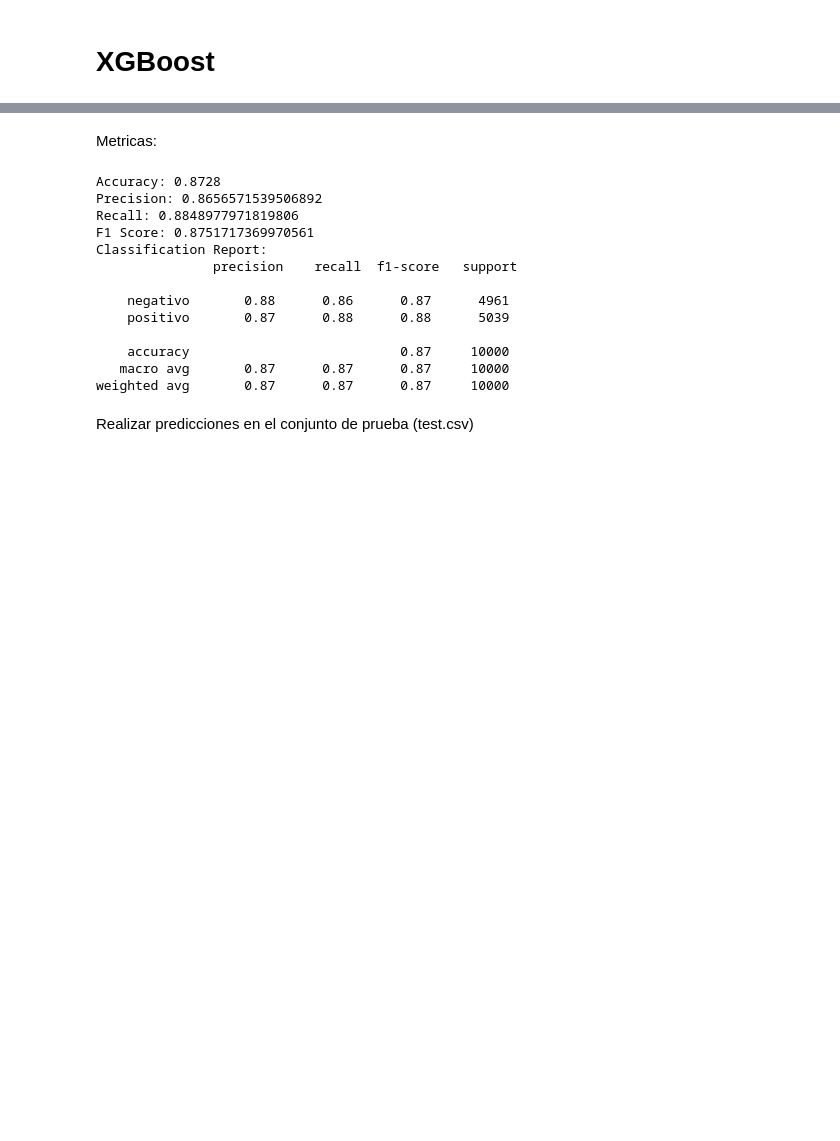
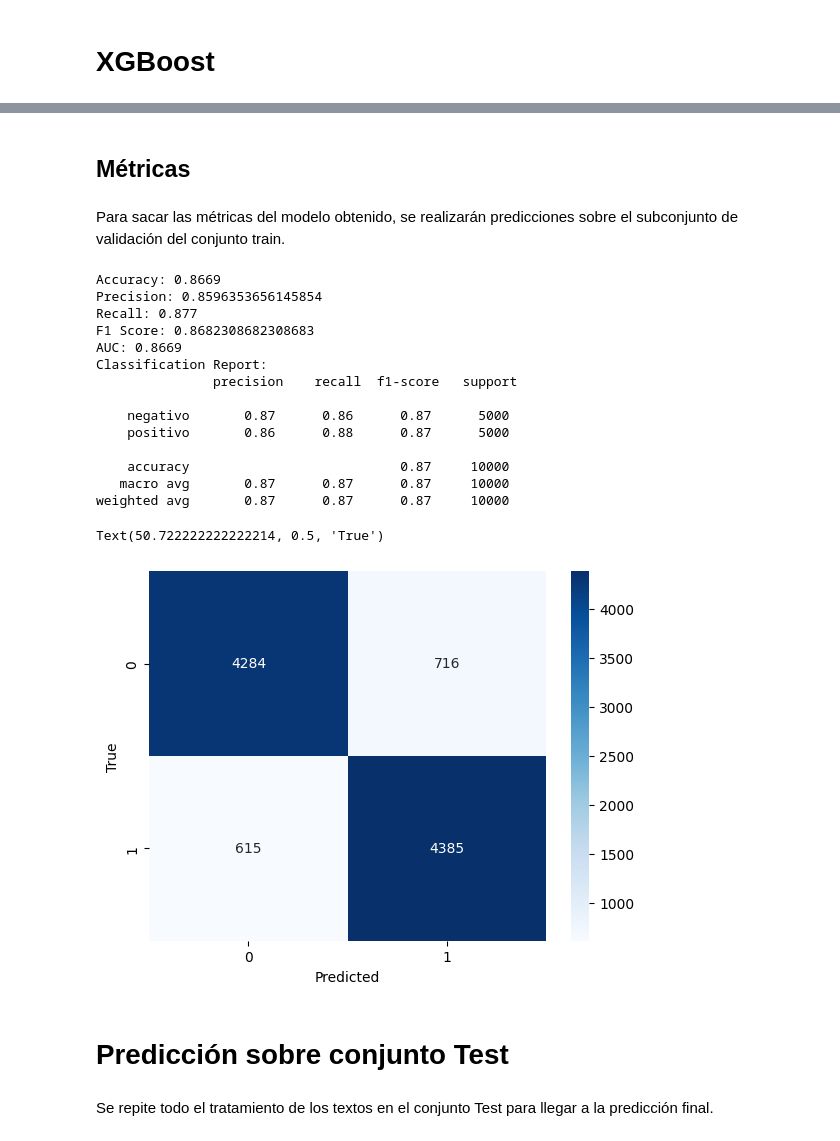
Before and after one commit to hmaldonado12/7506R-1C2024-GRUPO6, a Jupyter notebook: tp2/TP2_XGBoost.ipynb, the cells around one changed output, grey strips where cells are left out. Saved outputs shown, nothing was run; the diff lists cells and outputs as text; code cells hidden in the pictures; blank space fills up the shorter version.

```diff
--- a/tp2/TP2_XGBoost.ipynb
+++ b/tp2/TP2_XGBoost.ipynb
@@ -216,9 +229,13 @@ Evaluación del modelo:
+# %% [markdown]
+## Métricas
+# %% [markdown]
+Para sacar las métricas del modelo obtenido, se realizarán predicciones sobre el subconjunto de validación del conjunto train.
 # %%
-y_pred = model.predict(dval)
+# Realizo la predicción y fijo un umbral de 0.5 para clasificar
+y_pred = model_cv.predict(dval)
 y_pred_binary = [1 if pred > 0.5 else 0 for pred in y_pred]
-# %% [markdown]
-Metricas:
 # %%
+# Recupero las variables categóricas
 y_val_pred_labels = label_encoder.inverse_transform(y_pred_binary)
 y_val_true_labels = label_encoder.inverse_transform(y_val_encoded)
 
@@ -227,21 +244,34 @@ print("Accuracy:", accuracy_score(y_val_true_labels, y_val_pred_labels))
 print("Precision:", precision_score(y_val_true_labels, y_val_pred_labels, pos_label='positivo'))
 print("Recall:", recall_score(y_val_true_labels, y_val_pred_labels, pos_label='positivo'))
 print("F1 Score:", f1_score(y_val_true_labels, y_val_pred_labels, pos_label='positivo'))
+print('AUC:', roc_auc_score(y_val_encoded, y_pred_binary))
 
 print("Classification Report:\n", classification_report(y_val_true_labels, y_val_pred_labels))
 # %% [output]
-Accuracy: 0.8728
-Precision: 0.8656571539506892
-Recall: 0.8848977971819806
-F1 Score: 0.8751717369970561
+Accuracy: 0.8669
+Precision: 0.8596353656145854
+Recall: 0.877
+F1 Score: 0.8682308682308683
+AUC: 0.8669
 Classification Report:
                precision    recall  f1-score   support
 
-    negativo       0.88      0.86      0.87      4961
-    positivo       0.87      0.88      0.88      5039
+    negativo       0.87      0.86      0.87      5000
+    positivo       0.86      0.88      0.87      5000
 
     accuracy                           0.87     10000
    macro avg       0.87      0.87      0.87     10000
 weighted avg       0.87      0.87      0.87     10000
-# %% [markdown]
-Realizar predicciones en el conjunto de prueba (test.csv)
+# %%
+#Matriz de Confusion
+cm = confusion_matrix(y_val_true_labels, y_val_pred_labels)
+sns.heatmap(cm, cmap='Blues',annot=True,fmt='g')
+plt.xlabel('Predicted')
+plt.ylabel('True')
+# %% [output]
+Text(50.722222222222214, 0.5, 'True')
+[figure, added]
+# %% [markdown]
+# Predicción sobre conjunto Test
+# %% [markdown]
+Se repite todo el tratamiento de los textos en el conjunto Test para llegar a la predicción final.
```
Also changed, not shown: parts of 34 cells of this notebook.
